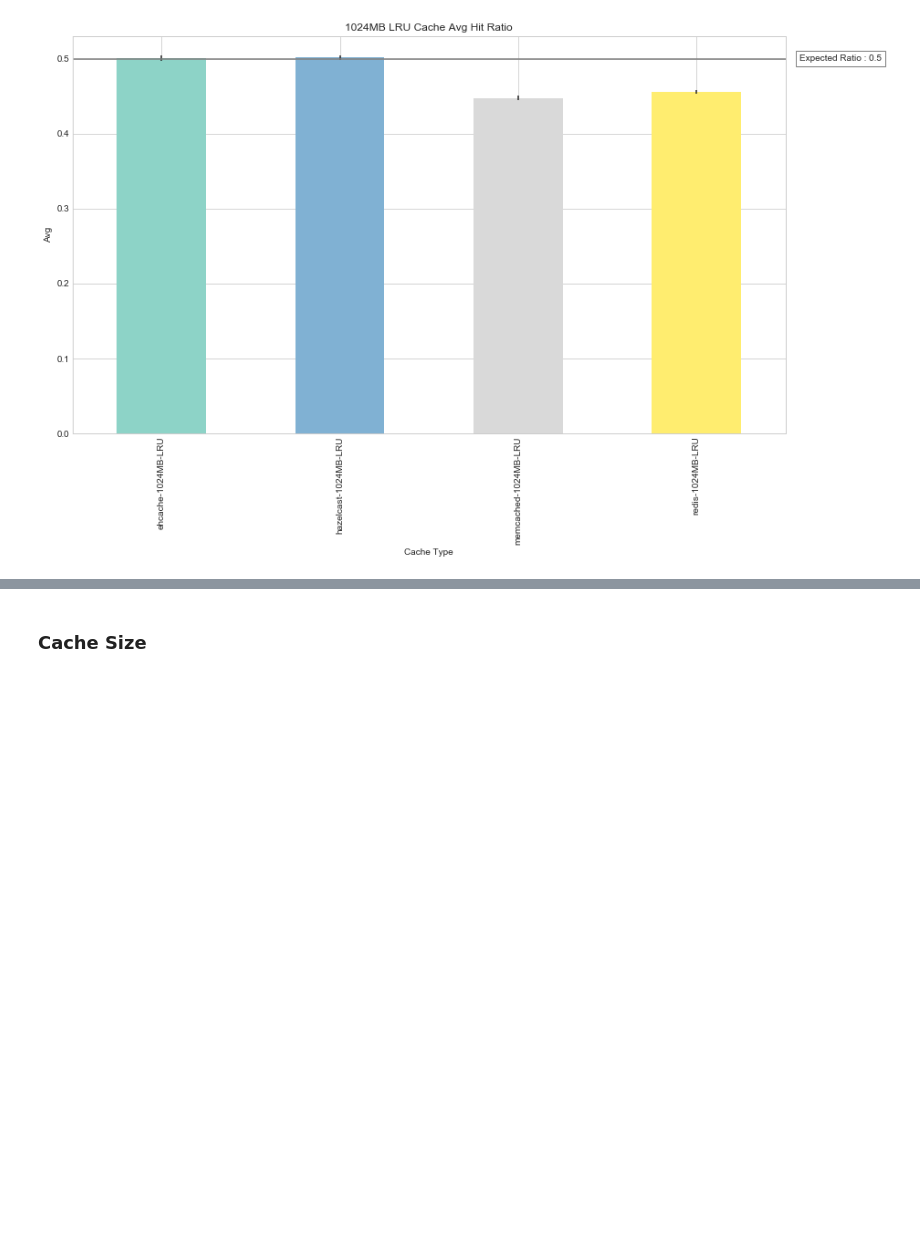
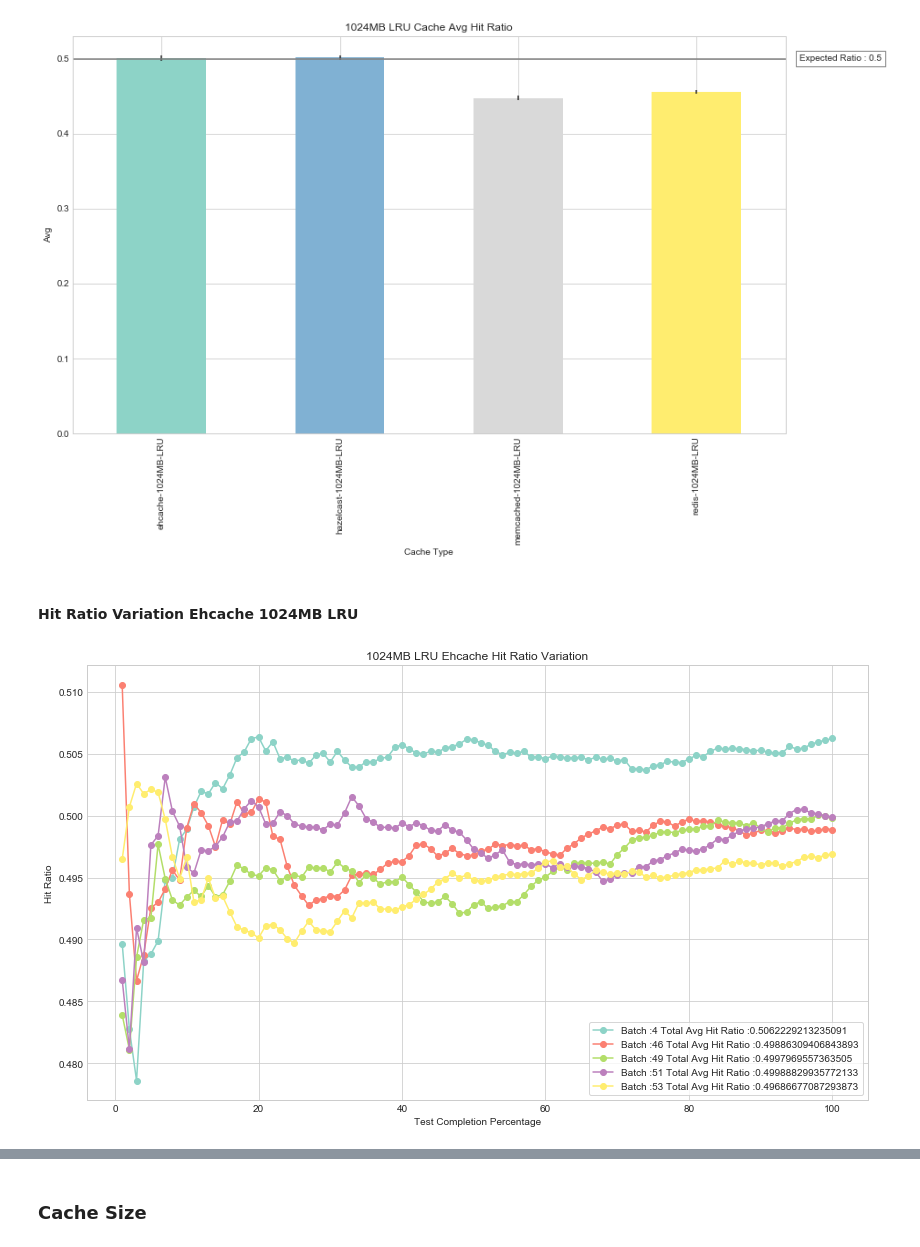
Before and after one commit to 1carew1/cachingrest_data_investigation, a Jupyter notebook: Cachingrest_Data_Investigation.ipynb, the cells around one changed output, grey strips where cells are left out. Cells and saved outputs as stored; diff of their text form; code cells hidden in the pictures; blank space fills up the shorter version.

```diff
--- a/Cachingrest_Data_Investigation.ipynb
+++ b/Cachingrest_Data_Investigation.ipynb
@@ -818,3 +818,9 @@ plot_avg("1024MB LRU Cache Avg Hit Ratio",
                   )
 # %% [output]
 [figure]
+# %% [markdown]
+#### Hit Ratio Variation Ehcache 1024MB LRU
+# %%
+plot_hit_ratio_variation("1024MB LRU Ehcache Hit Ratio Variation", ehcache_lru_1024_data, 1)
+# %% [output]
+[figure, added]
```
Also changed, not shown: parts of 4 cells of this notebook.
